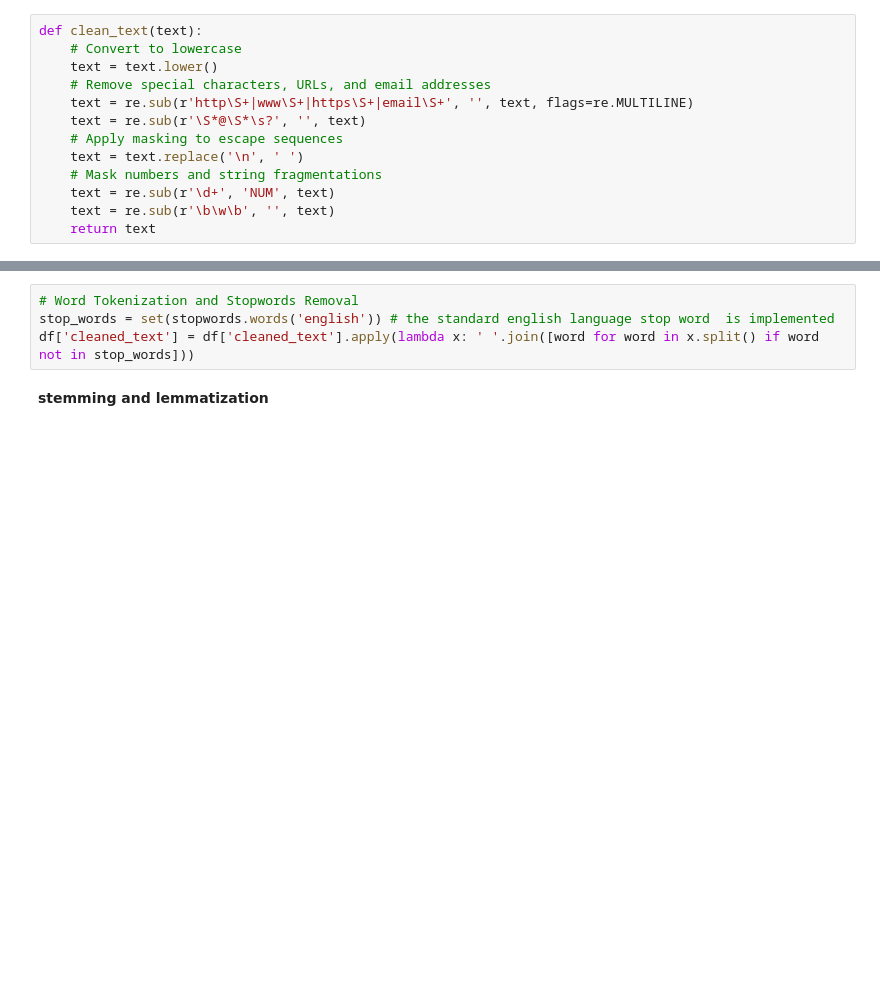
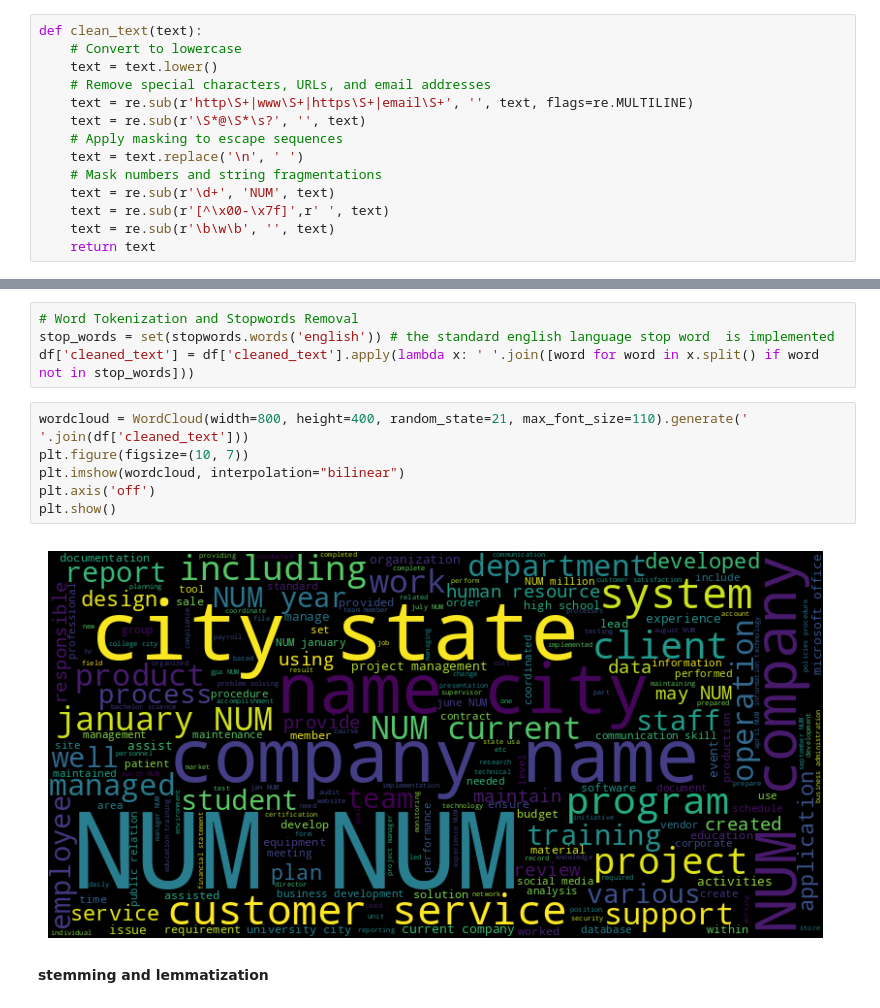
Before and after one commit to noushin94/Automated-Resume-Classification-using-NLP-and-ML, a Jupyter notebook: NLP_ML.ipynb, the cells around one changed output, grey strips where cells are left out. Drawn from its saved outputs; the diff is of its cells as text; blank space fills up the shorter version.

```diff
--- a/NLP_ML.ipynb
+++ b/NLP_ML.ipynb
@@ -82,6 +89,7 @@ def clean_text(text):
     text = text.replace('\n', ' ')
     # Mask numbers and string fragmentations
     text = re.sub(r'\d+', 'NUM', text)
+    text = re.sub(r'[^\x00-\x7f]',r' ', text)
     text = re.sub(r'\b\w\b', '', text)
     return text
 # %%
@@ -99,6 +123,14 @@ True
 # Word Tokenization and Stopwords Removal
 stop_words = set(stopwords.words('english')) # the standard english language stop word  is implemented
 df['cleaned_text'] = df['cleaned_text'].apply(lambda x: ' '.join([word for word in x.split() if word not in stop_words]))
+# %%
+wordcloud = WordCloud(width=800, height=400, random_state=21, max_font_size=110).generate(' '.join(df['cleaned_text']))
+plt.figure(figsize=(10, 7))
+plt.imshow(wordcloud, interpolation="bilinear")
+plt.axis('off')
+plt.show()
+# %% [output]
+[figure, added]
 # %% [markdown]
 **stemming and lemmatization**
 # %%
```
Also changed, not shown: parts of 36 cells of this notebook.
